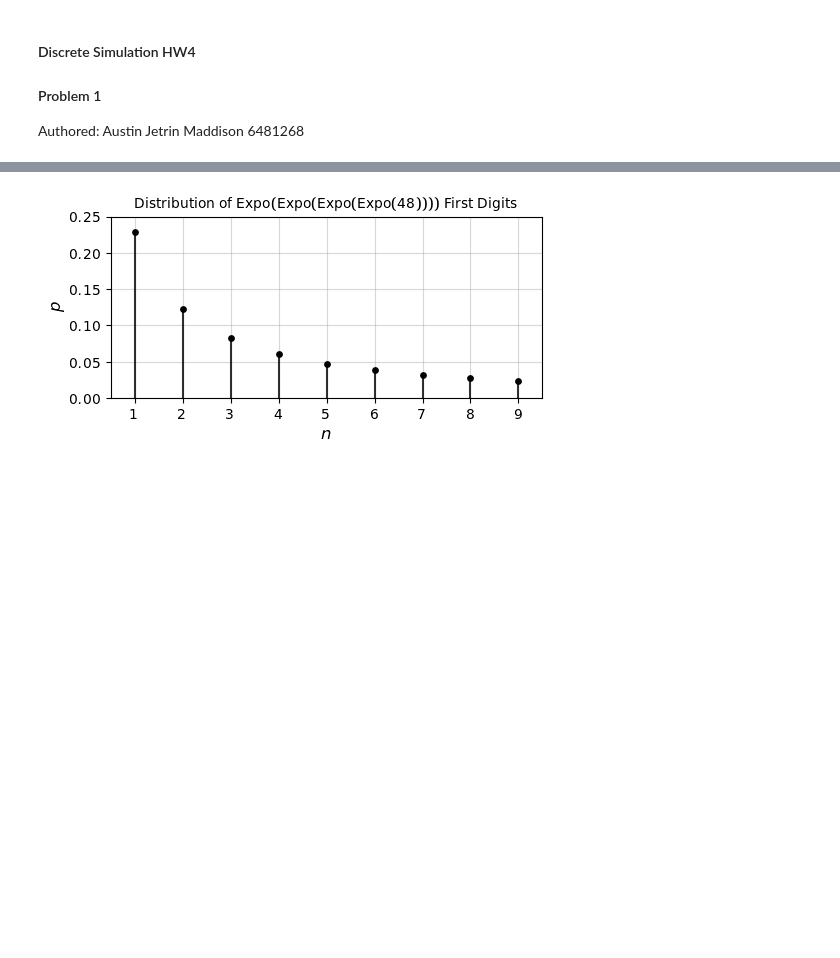
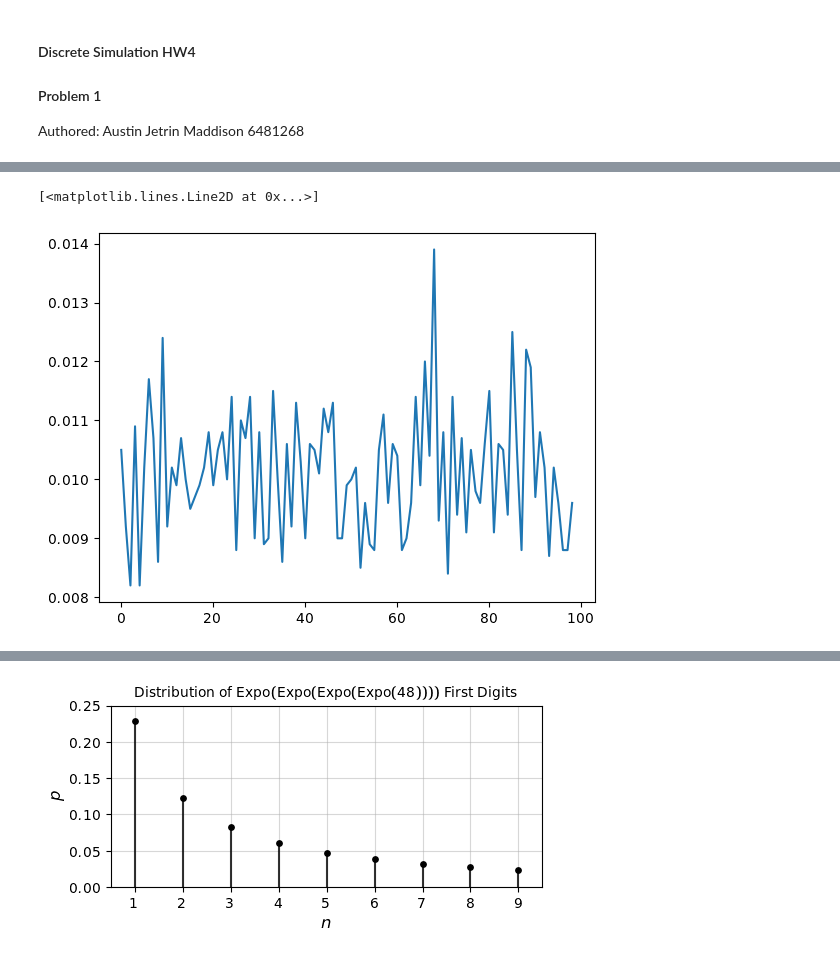
Before and after one commit to AustinMaddison/discrete-simulation, a Jupyter notebook: hw5/source/p1.ipynb, the cells around one changed output, grey strips where cells are left out. Drawn from its saved outputs; the diff is of its cells as text; code cells hidden in the pictures; blank space fills up the shorter version.

```diff
--- a/hw5/source/p1.ipynb
+++ b/hw5/source/p1.ipynb
@@ -8,7 +8,17 @@ import numpy as np
 
 from my_settings import *
 # %%
-def chain_exp_dist(chains=4, x=48):
-    if chains == 0:
-        return np.random.exponential(x)
-    return np.random.exponential(chain_exp_dist(chains-1, x))
+def toilet_distribution(n, k, N=10_000):
+    toilet_sorted = np.arange(1, n+1)
+
+    get_rank = lambda x: np.argmax(toilet_sorted == x)
+
+    chosen_rank_count = np.zeros(n)
+
+    for iter_idx in range(N):
+        toilet_perm = np.random.permutation(toilet_sorted)
+        chosen_rank_count[get_rank(toilet_perm[k])] += 1
+
+    return chosen_rank_count / N
+
+toilet_distribution(100, 10)
@@ -17,0 +39,11 @@ leading_digit =  np.vectorize(lambda _: int(str(np.abs(_))[0]))
+# %%
+n = 100
+f = np.vectorize(lambda k: toilet_distribution(n, k)[0])
+ks = np.arange(1, n)
+res = f(ks)
+
+
+plt.plot(res)
+# %% [output]
+[<matplotlib.lines.Line2D at 0x...>]
+[figure, added]
```
Also changed, not shown: parts of 6 cells of this notebook, 4 other files.
